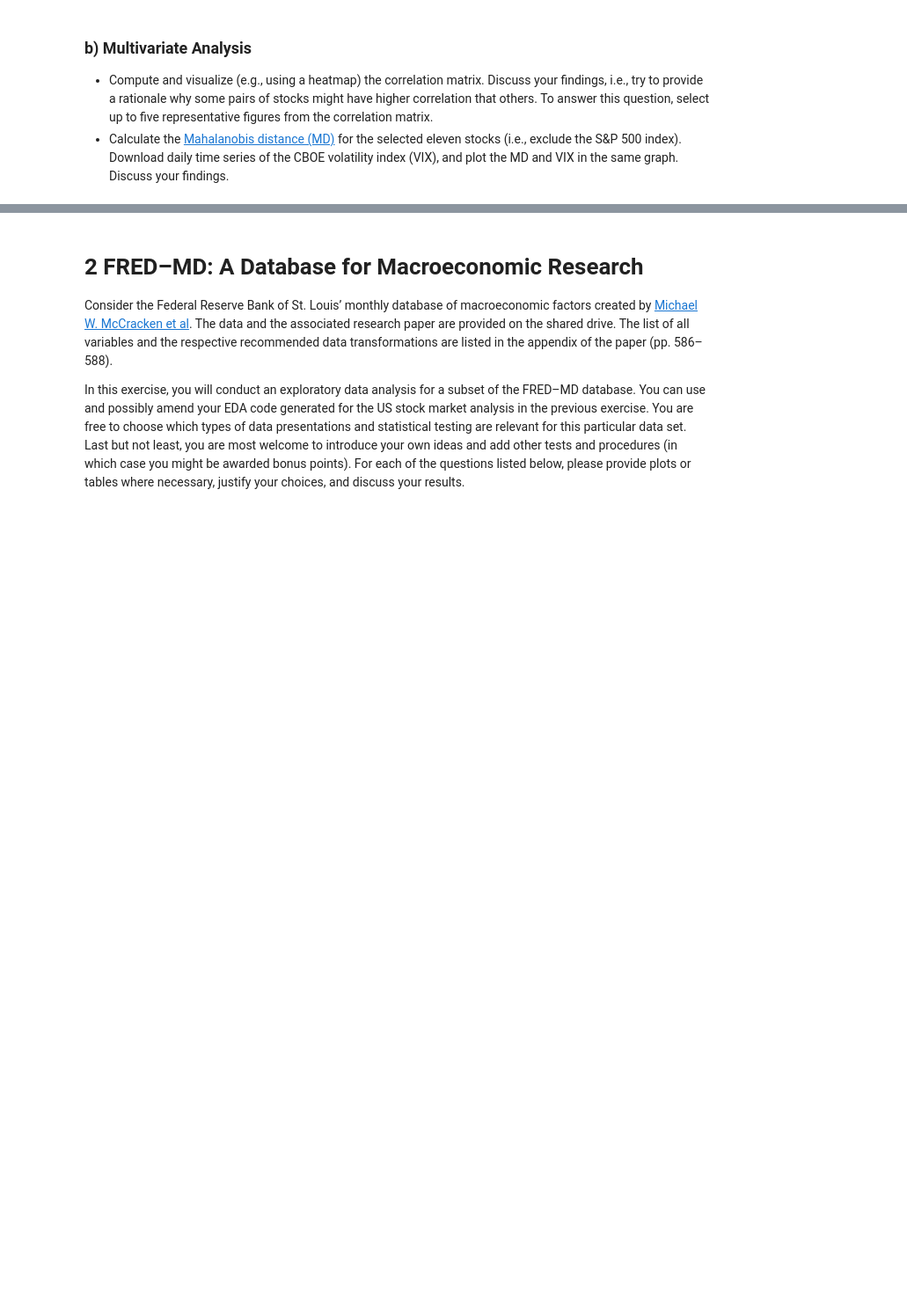
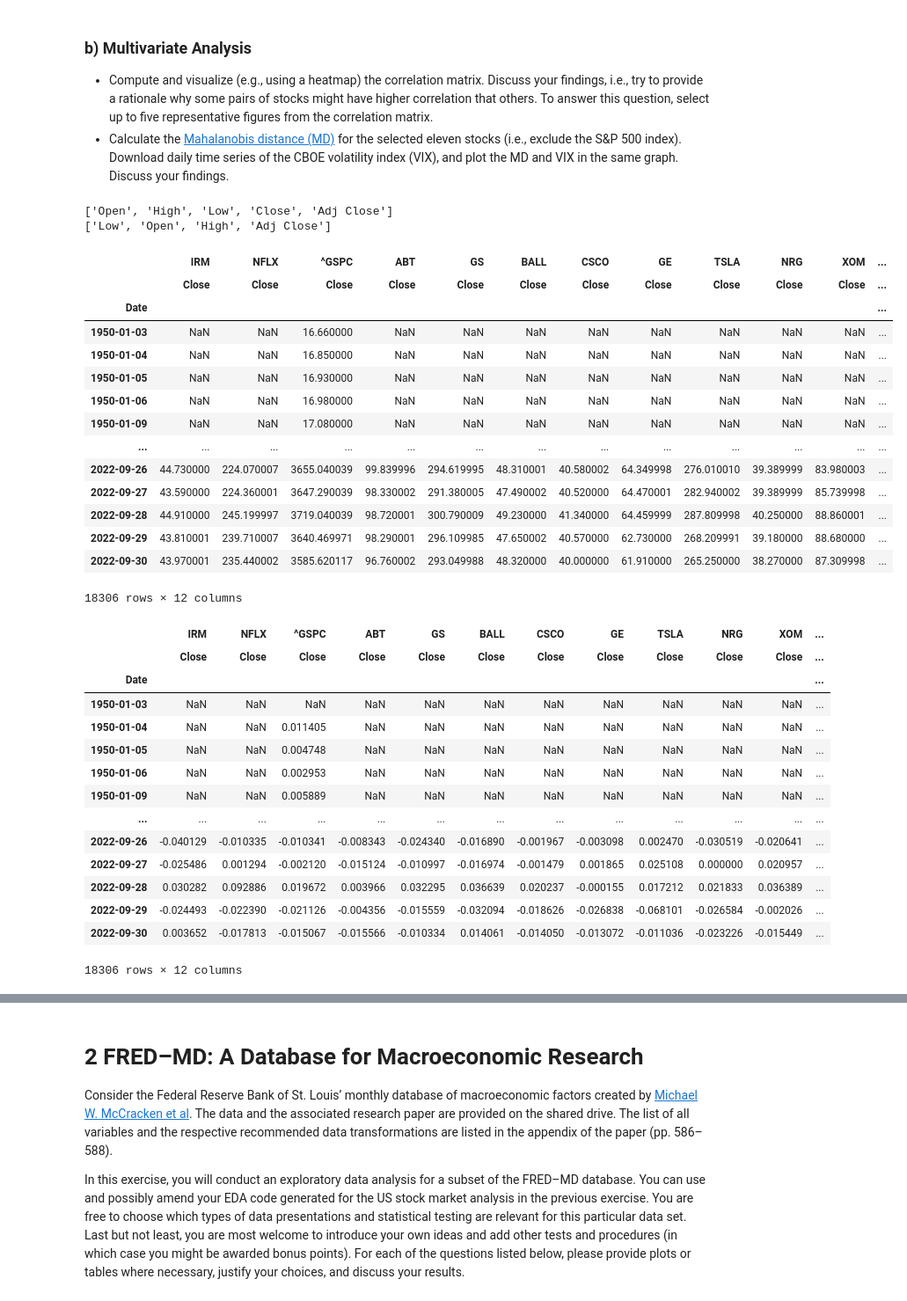
Before and after one commit to brs22/ML-HW-1, a Jupyter notebook: code.ipynb, the cells around one changed output, grey strips where cells are left out. Shown at 88% size. Cells and saved outputs as stored; diff of their text form; code cells hidden in the pictures; blank space fills up the shorter version.

```diff
--- a/code.ipynb
+++ b/code.ipynb
@@ -954,3 +934,49 @@ None of the stock returns follow normal distribution.
 
 * Compute and visualize (e.g., using a heatmap) the correlation matrix. Discuss your findings, i.e., try to provide a rationale why some pairs of stocks might have higher correlation that others. To answer this question, select up to five representative figures from the correlation matrix.
 * Calculate the [Mahalanobis distance (MD)](https://en.wikipedia.org/wiki/Mahalanobis_distance) for the selected eleven stocks (i.e., exclude the S&P 500 index). Download daily time series of the CBOE volatility index (VIX), and plot the MD and VIX in the same graph. Discuss your findings.
+# %%
+# Creating data frames for correlation plotting
+fields_prices    = ['Close']
+fields_all       = df_stock_prices.columns.get_level_values(1).drop_duplicates().tolist()
+fields_drop      = list(set(fields_all) - set(fields_prices))
+print(fields_all)
+print(fields_drop)
+
+df_stock_prices_corr = df_stock_prices.copy()
+df_stock_prices_corr = df_stock_prices_corr.drop(fields_drop, level=1, axis=1)
+df_stock_returns_corr = df_stock_prices_corr.pct_change(fill_method=None)
+display(df_stock_prices_corr)
+display(df_stock_returns_corr)
+# %% [output]
+['Open', 'High', 'Low', 'Close', 'Adj Close']
+['Low', 'Open', 'High', 'Adj Close']
+|  | IRM | NFLX | ^GSPC | ABT | GS | BALL | CSCO | GE | TSLA | NRG | XOM | ... |
+|  | Close | Close | Close | Close | Close | Close | Close | Close | Close | Close | Close | ... |
+| Date |  |  |  |  |  |  |  |  |  |  |  | ... |
+| 1950-01-03 | NaN | NaN | 16.660000 | NaN | NaN | NaN | NaN | NaN | NaN | NaN | NaN | ... |
+| 1950-01-04 | NaN | NaN | 16.850000 | NaN | NaN | NaN | NaN | NaN | NaN | NaN | NaN | ... |
+| 1950-01-05 | NaN | NaN | 16.930000 | NaN | NaN | NaN | NaN | NaN | NaN | NaN | NaN | ... |
+| 1950-01-06 | NaN | NaN | 16.980000 | NaN | NaN | NaN | NaN | NaN | NaN | NaN | NaN | ... |
+| 1950-01-09 | NaN | NaN | 17.080000 | NaN | NaN | NaN | NaN | NaN | NaN | NaN | NaN | ... |
+| ... | ... | ... | ... | ... | ... | ... | ... | ... | ... | ... | ... | ... |
+| 2022-09-26 | 44.730000 | 224.070007 | 3655.040039 | 99.839996 | 294.619995 | 48.310001 | 40.580002 | 64.349998 | 276.010010 | 39.389999 | 83.980003 | ... |
+| 2022-09-27 | 43.590000 | 224.360001 | 3647.290039 | 98.330002 | 291.380005 | 47.490002 | 40.520000 | 64.470001 | 282.940002 | 39.389999 | 85.739998 | ... |
+| 2022-09-28 | 44.910000 | 245.199997 | 3719.040039 | 98.720001 | 300.790009 | 49.230000 | 41.340000 | 64.459999 | 287.809998 | 40.250000 | 88.860001 | ... |
+| 2022-09-29 | 43.810001 | 239.710007 | 3640.469971 | 98.290001 | 296.109985 | 47.650002 | 40.570000 | 62.730000 | 268.209991 | 39.180000 | 88.680000 | ... |
+| 2022-09-30 | 43.970001 | 235.440002 | 3585.620117 | 96.760002 | 293.049988 | 48.320000 | 40.000000 | 61.910000 | 265.250000 | 38.270000 | 87.309998 | ... |
+18306 rows × 12 columns
+|  | IRM | NFLX | ^GSPC | ABT | GS | BALL | CSCO | GE | TSLA | NRG | XOM | ... |
+|  | Close | Close | Close | Close | Close | Close | Close | Close | Close | Close | Close | ... |
+| Date |  |  |  |  |  |  |  |  |  |  |  | ... |
+| 1950-01-03 | NaN | NaN | NaN | NaN | NaN | NaN | NaN | NaN | NaN | NaN | NaN | ... |
+| 1950-01-04 | NaN | NaN | 0.011405 | NaN | NaN | NaN | NaN | NaN | NaN | NaN | NaN | ... |
+| 1950-01-05 | NaN | NaN | 0.004748 | NaN | NaN | NaN | NaN | NaN | NaN | NaN | NaN | ... |
+| 1950-01-06 | NaN | NaN | 0.002953 | NaN | NaN | NaN | NaN | NaN | NaN | NaN | NaN | ... |
+| 1950-01-09 | NaN | NaN | 0.005889 | NaN | NaN | NaN | NaN | NaN | NaN | NaN | NaN | ... |
+| ... | ... | ... | ... | ... | ... | ... | ... | ... | ... | ... | ... | ... |
+| 2022-09-26 | -0.040129 | -0.010335 | -0.010341 | -0.008343 | -0.024340 | -0.016890 | -0.001967 | -0.003098 | 0.002470 | -0.030519 | -0.020641 | ... |
+| 2022-09-27 | -0.025486 | 0.001294 | -0.002120 | -0.015124 | -0.010997 | -0.016974 | -0.001479 | 0.001865 | 0.025108 | 0.000000 | 0.020957 | ... |
+| 2022-09-28 | 0.030282 | 0.092886 | 0.019672 | 0.003966 | 0.032295 | 0.036639 | 0.020237 | -0.000155 | 0.017212 | 0.021833 | 0.036389 | ... |
+| 2022-09-29 | -0.024493 | -0.022390 | -0.021126 | -0.004356 | -0.015559 | -0.032094 | -0.018626 | -0.026838 | -0.068101 | -0.026584 | -0.002026 | ... |
+| 2022-09-30 | 0.003652 | -0.017813 | -0.015067 | -0.015566 | -0.010334 | 0.014061 | -0.014050 | -0.013072 | -0.011036 | -0.023226 | -0.015449 | ... |
+18306 rows × 12 columns
```
Also changed, not shown: parts of 25 cells of this notebook.
